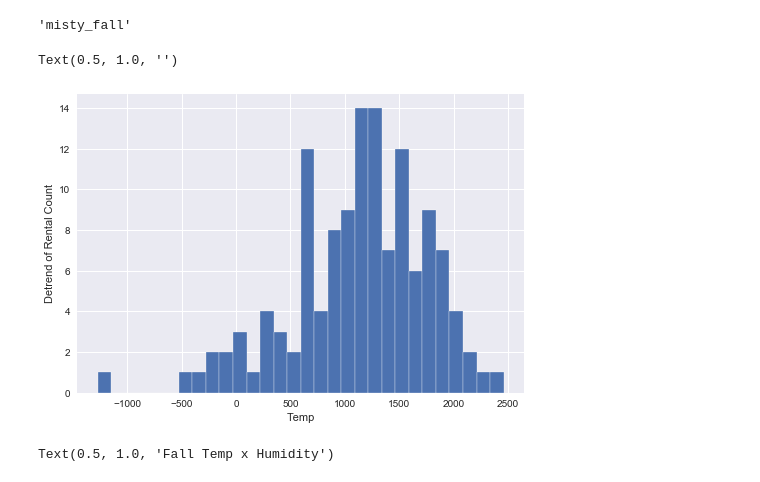
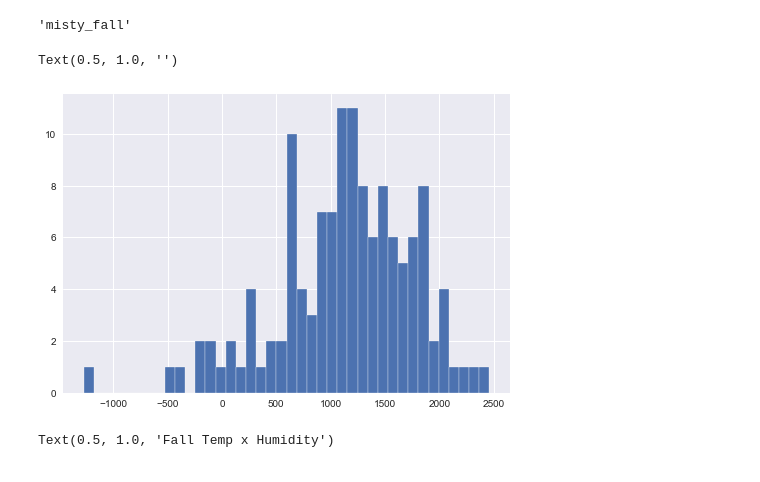
Before and after one commit to pauly51994/Bike_predictor, a Jupyter notebook: Bike-Sharing-Dataset/TEST.ipynb, the cells around one changed output. Cells and saved outputs as stored; diff of their text form; code cells hidden in the pictures.

```diff
--- a/Bike-Sharing-Dataset/TEST.ipynb
+++ b/Bike-Sharing-Dataset/TEST.ipynb
@@ -336,13 +336,13 @@ strong multicollinearity problems or that the design matrix is singular.
 # %%
 plt.style.use('seaborn')
 wdsdf = final_df[final_df['workingday_summer']>0]
-plt.hist(wdsdf['detrend'], bins=30)
-plt.xlabel('Temp')
-plt.ylabel('Detrend of Rental Count')
+plt.hist(wdsdf['detrend'], bins=40)
+# plt.xlabel('Temp')
+# plt.ylabel('Detrend of Rental Count')
 plt.title('',fontdict={'fontsize': 20})
 # %% [output]
 Text(0.5, 1.0, '')
-[figure, old version]
+[figure, new version]
 # %%
 plt.style.use('seaborn')
 plt.scatter(final_df['temp_hum'],final_df['detrend'], c=final_df['fall'], cmap='vlag')
```
Also changed, not shown: parts of 2 cells of this notebook, 2 other files.
